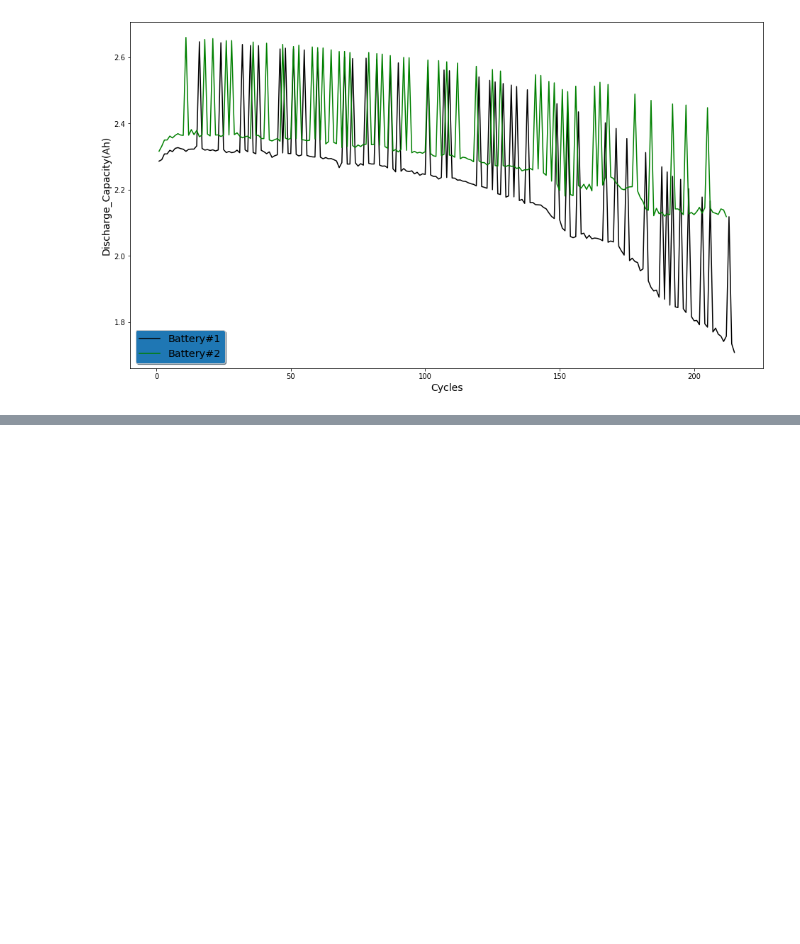
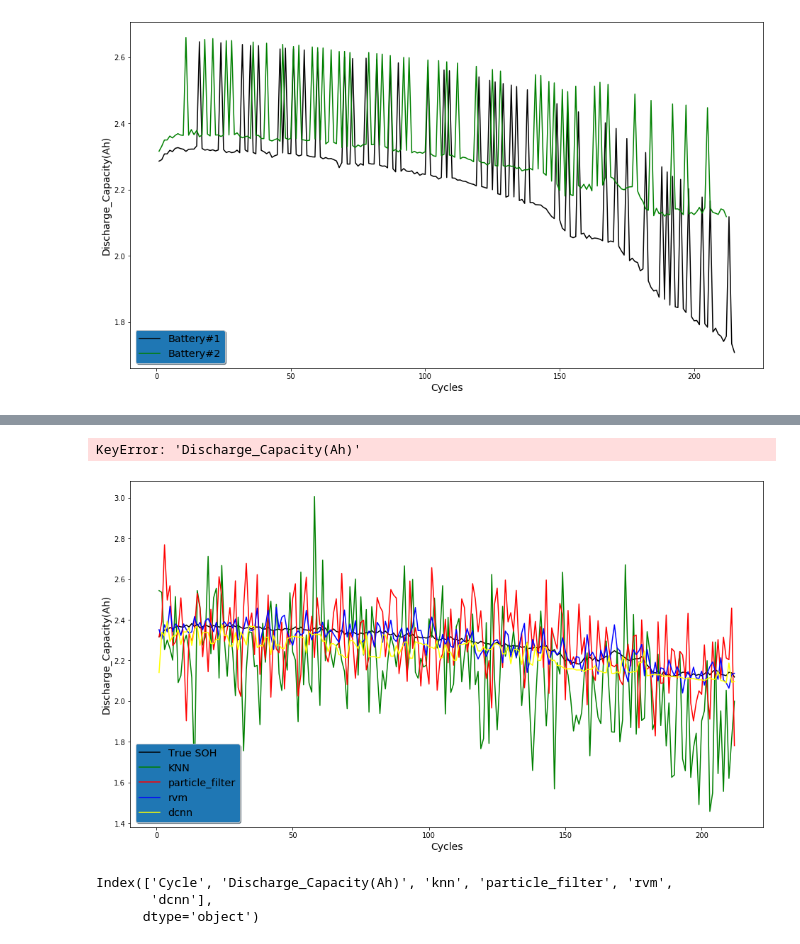
Before and after one commit to quang-ng/thesis-2020, a Jupyter notebook: jupyter_notebooks/draw_discharge_cap.ipynb, the cells around one changed output, grey strips where cells are left out. Drawn from its saved outputs; the diff is of its cells as text; code cells hidden in the pictures; blank space fills up the shorter version.

```diff
--- a/jupyter_notebooks/draw_discharge_cap.ipynb
+++ b/jupyter_notebooks/draw_discharge_cap.ipynb
@@ -113,0 +127,5 @@ plt.show()
+# %%
+channel_8['rvm'] = rvm['RVM']
+# %%
+rvm_noise = np.random.normal(0, 2, len(channel_8)) / 100
+channel_8['rvm'] = channel_8['rvm'] + channel_8['rvm'] * rvm_noise
@@ -113,0 +134,4 @@ plt.show()
+# %%
+dcnn = pd.read_csv("./dcnn_soh.csv")
+# %%
+channel_8['dcnn'] = dcnn['dcnn_soh'] * 3
@@ -113,0 +156,29 @@ plt.show()
+# %%
+rvm_noise_7 = np.random.normal(0, 1, len(channel_7))
+channel_7['knn'] = channel_7['Discharge_Capacity(Ah)'] + channel_8['Discharge_Capacity(Ah)'] * rvm_noise_7
+# %% [output]
+KeyError: 'Discharge_Capacity(Ah)'
+# %%
+import numpy as np
+import matplotlib.pyplot as plt
+
+fig, ax = plt.subplots(figsize=(16,9))
+
+
+plt.plot(channel_8.Cycle.values, channel_8['Discharge_Capacity(Ah)'].values, linestyle="-", color='black', label='True SOH')
+plt.plot(channel_8.Cycle.values, channel_8['knn'].values, linestyle="-", color='green', label='KNN')
+plt.plot(channel_8.Cycle.values, channel_8['particle_filter'].values, linestyle="-", color='red', label='particle_filter')
+plt.plot(channel_8.Cycle.values, channel_8['rvm'].values, linestyle="-", color='blue', label='rvm')
+plt.plot(channel_8.Cycle.values, channel_8['dcnn'].values, linestyle="-", color='yellow', label='dcnn')
+
+plt.xlabel('Cycles', fontsize=14)
+
+plt.ylabel('Discharge_Capacity(Ah)', fontsize=14)
+
+# Put a nicer background color on the legend.
+legend = ax.legend(loc='lower left', shadow=True, fontsize='x-large')
+legend.get_frame().set_facecolor('C0')
+
+plt.show()
+# %% [output]
+[figure, added]
@@ -113,0 +187,6 @@ plt.show()
+# %%
+df.columns
+# %% [output]
+Index(['Cycle', 'Discharge_Capacity(Ah)', 'knn', 'particle_filter', 'rvm',
+       'dcnn'],
+      dtype='object')
```
Also changed, not shown: parts of 25 cells of this notebook, 43 other files.
